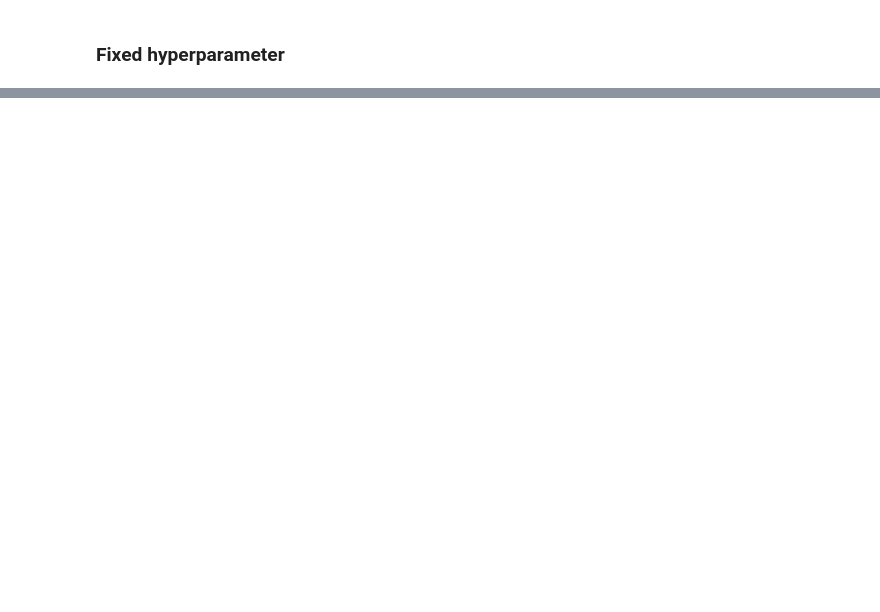
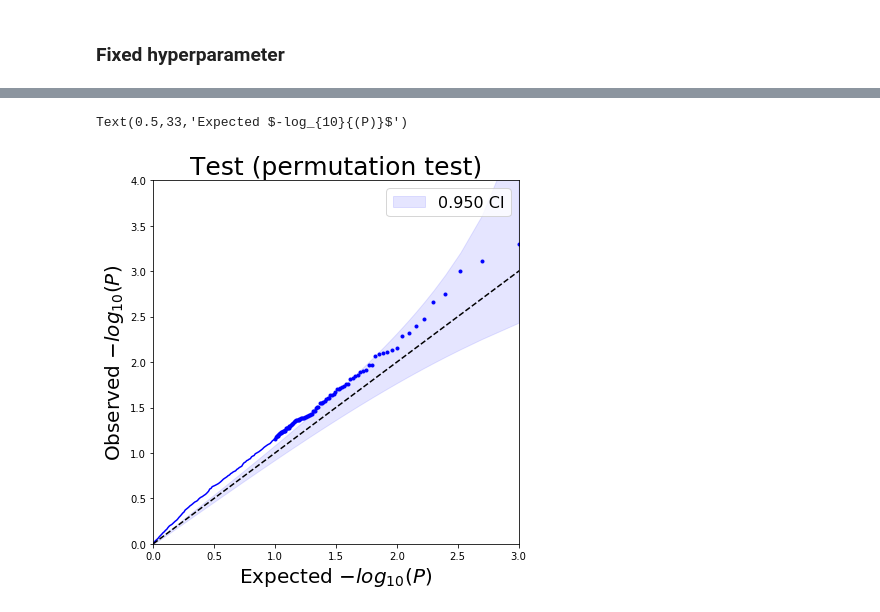
Before and after one commit to sriramlab/FastKAST, a Jupyter notebook: sim_results/Visualization.ipynb, the cells around one changed output, grey strips where cells are left out. Cells and saved outputs as stored; diff of their text form; code cells hidden in the pictures; blank space fills up the shorter version.

```diff
--- a/sim_results/Visualization.ipynb
+++ b/sim_results/Visualization.ipynb
@@ -31,0 +100,8 @@ qqplot(data=pvals,
+# %%
+path='/home/boyang1995/research/FastKAST_revise/FastKAST/sim_results/sim_M_50_unknown_kernel_overlap_more_999.pkl'
+# path='/home/boyang1995/research/FastKAST_revise/FastKAST/small_results/small_M_50_unknown_kernel_overlap_more_2715.pkl'
+min_pvals,pvals_perm = read_pval(path)
+pvals_perm = np.array(pvals_perm).flatten()
+min_pvals = np.array(min_pvals)
+
+est_pval,density = KDE('Test (unknown)', (min_pvals,pvals_perm),save=False)
@@ -31,0 +115,23 @@ qqplot(data=pvals,
+# %%
+f, ax = plt.subplots(figsize=(6, 6), facecolor="w", edgecolor="k")
+qqplot(
+#     data=pvals,
+        [est_pval],
+           [''],
+           color=['b'],
+#            marker="o",
+           title="Test",
+#            xlabel=r"Expected $-log_{10}{(P)}$",
+#            ylabel=r"Observed $-log_{10}{(P)}$",
+#            dpi=300,
+           distribution='beta',
+#            figname="output_QQ_plot.png",
+#            ax=ax
+      )
+plt.legend(prop={'size': 16},markerscale=2.)
+plt.title(f'Test (permutation test)',size=25)
+plt.ylabel(r"Observed $-log_{10}{(P)}$", size = 20, )
+plt.xlabel(r"Expected $-log_{10}{(P)}$", size = 20, )
+# %% [output]
+Text(0.5,33,'Expected $-log_{10}{(P)}$')
+[figure, added]
```
Also changed, not shown: parts of 7 cells of this notebook, 6 other files.
